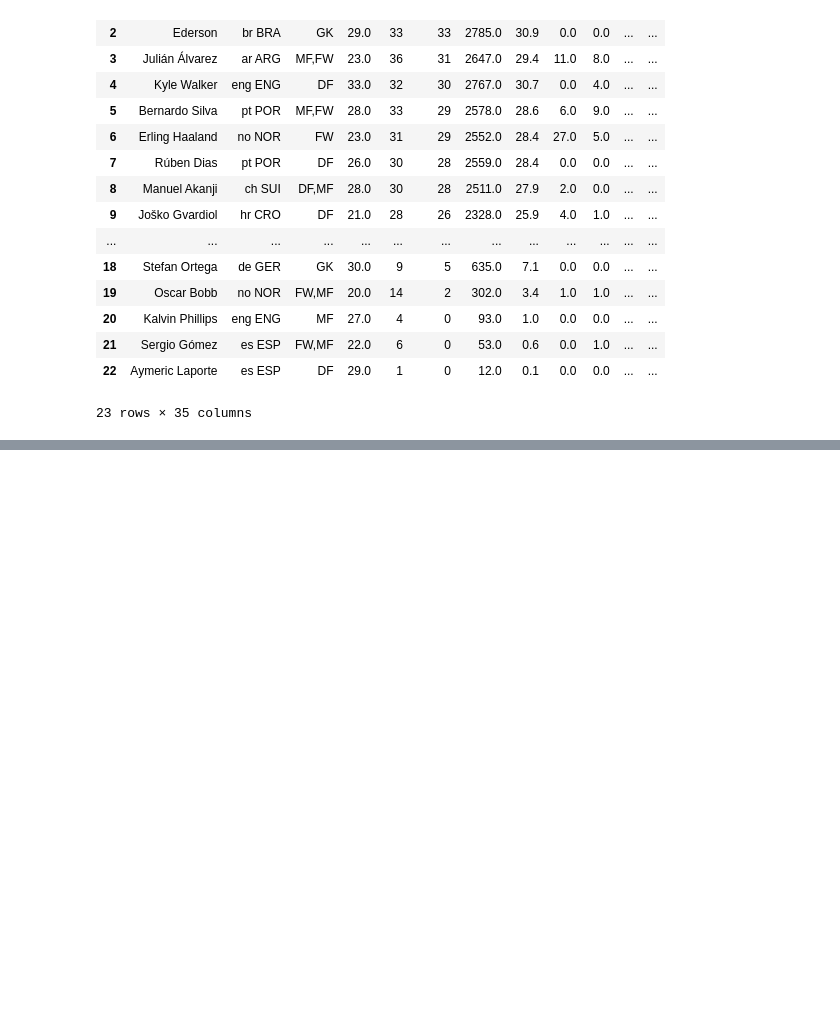
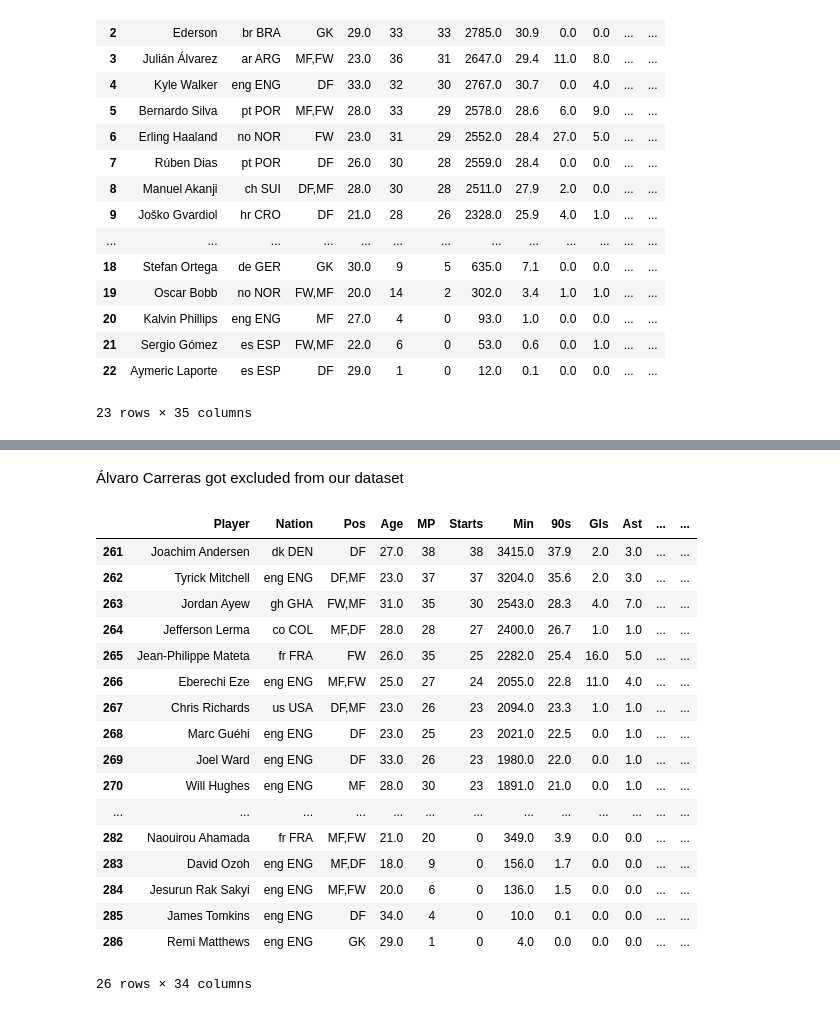
Before and after one commit to Qu1te-a-nice-guy/Football_stats, a Jupyter notebook: NB_1.ipynb, the cells around one changed output, grey strips where cells are left out. Drawn from its saved outputs; the diff is of its cells as text; code cells hidden in the pictures; blank space fills up the shorter version.

```diff
--- a/NB_1.ipynb
+++ b/NB_1.ipynb
@@ -139,0 +146,24 @@ array(['Manchester City', 'Liverpool', 'Arsenal', 'Chelsea',
+# %% [markdown]
+Álvaro Carreras got excluded from our dataset
+# %%
+palace1=df[df['Team']=='Crystal Palace']
+palace1
+# %% [output]
+|  | Player | Nation | Pos | Age | MP | Starts | Min | 90s | Gls | Ast | ... | ... |
+| 261 | Joachim Andersen | dk DEN | DF | 27.0 | 38 | 38 | 3415.0 | 37.9 | 2.0 | 3.0 | ... | ... |
+| 262 | Tyrick Mitchell | eng ENG | DF,MF | 23.0 | 37 | 37 | 3204.0 | 35.6 | 2.0 | 3.0 | ... | ... |
+| 263 | Jordan Ayew | gh GHA | FW,MF | 31.0 | 35 | 30 | 2543.0 | 28.3 | 4.0 | 7.0 | ... | ... |
+| 264 | Jefferson Lerma | co COL | MF,DF | 28.0 | 28 | 27 | 2400.0 | 26.7 | 1.0 | 1.0 | ... | ... |
+| 265 | Jean-Philippe Mateta | fr FRA | FW | 26.0 | 35 | 25 | 2282.0 | 25.4 | 16.0 | 5.0 | ... | ... |
+| 266 | Eberechi Eze | eng ENG | MF,FW | 25.0 | 27 | 24 | 2055.0 | 22.8 | 11.0 | 4.0 | ... | ... |
+| 267 | Chris Richards | us USA | DF,MF | 23.0 | 26 | 23 | 2094.0 | 23.3 | 1.0 | 1.0 | ... | ... |
+| 268 | Marc Guéhi | eng ENG | DF | 23.0 | 25 | 23 | 2021.0 | 22.5 | 0.0 | 1.0 | ... | ... |
+| 269 | Joel Ward | eng ENG | DF | 33.0 | 26 | 23 | 1980.0 | 22.0 | 0.0 | 1.0 | ... | ... |
+| 270 | Will Hughes | eng ENG | MF | 28.0 | 30 | 23 | 1891.0 | 21.0 | 0.0 | 1.0 | ... | ... |
+| ... | ... | ... | ... | ... | ... | ... | ... | ... | ... | ... | ... | ... |
+| 282 | Naouirou Ahamada | fr FRA | MF,FW | 21.0 | 20 | 0 | 349.0 | 3.9 | 0.0 | 0.0 | ... | ... |
+| 283 | David Ozoh | eng ENG | MF,DF | 18.0 | 9 | 0 | 156.0 | 1.7 | 0.0 | 0.0 | ... | ... |
+| 284 | Jesurun Rak Sakyi | eng ENG | MF,FW | 20.0 | 6 | 0 | 136.0 | 1.5 | 0.0 | 0.0 | ... | ... |
+| 285 | James Tomkins | eng ENG | DF | 34.0 | 4 | 0 | 10.0 | 0.1 | 0.0 | 0.0 | ... | ... |
+| 286 | Remi Matthews | eng ENG | GK | 29.0 | 1 | 0 | 4.0 | 0.0 | 0.0 | 0.0 | ... | ... |
+26 rows × 34 columns
```
Also changed, not shown: parts of 12 cells of this notebook, 1 other file.
